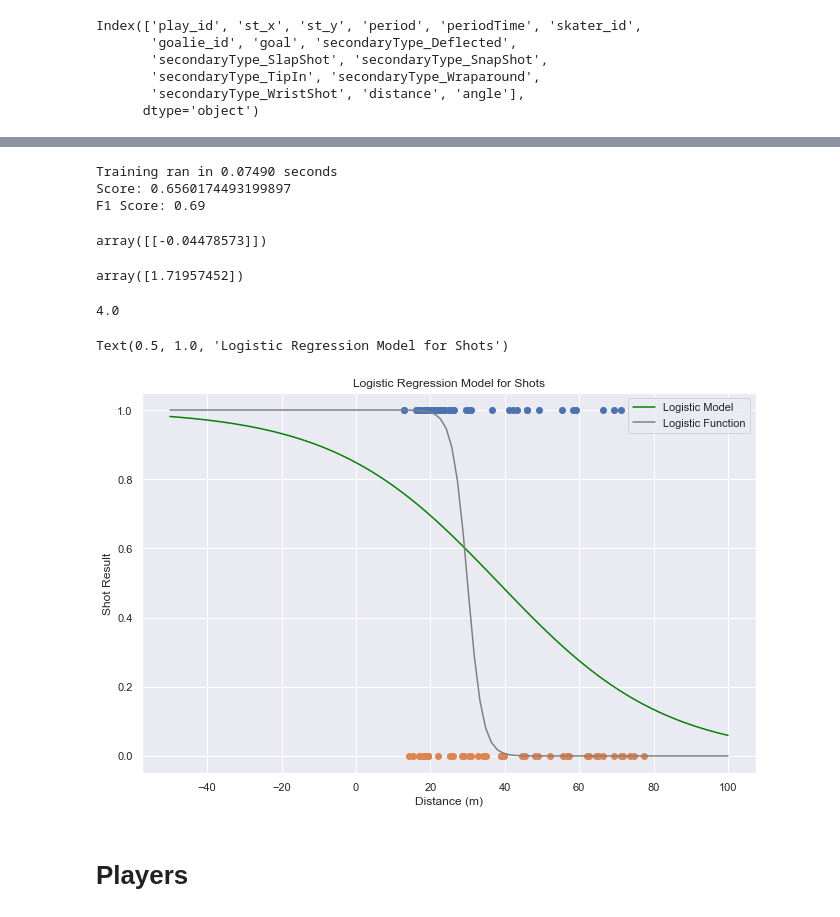
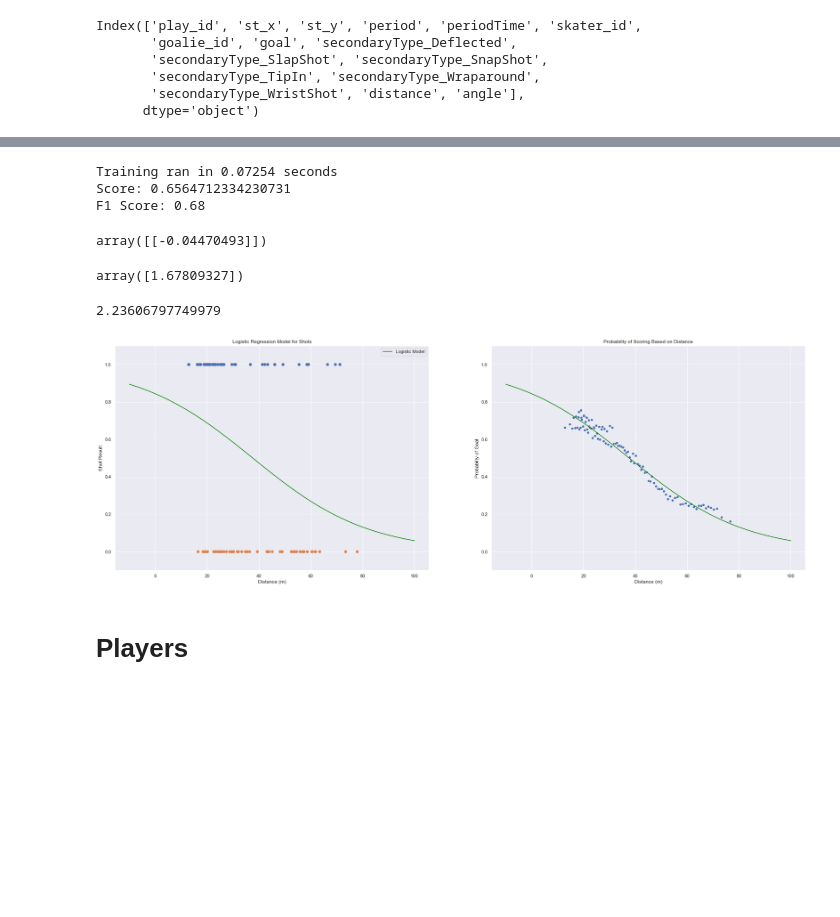
Before and after one commit to rmnng/dsnanocapstone, a Jupyter notebook: 5_nhl_logistic_regression_players.ipynb, the cells around one changed output, grey strips where cells are left out. Drawn from its saved outputs; the diff is of its cells as text; code cells hidden in the pictures; blank space fills up the shorter version.

```diff
--- a/5_nhl_logistic_regression_players.ipynb
+++ b/5_nhl_logistic_regression_players.ipynb
@@ -69,8 +69,8 @@ df = pd.concat([goals, no_goals])
 def dist(df):
     middle_goal_x = 100
     middle_goal_y = 0
-    return math.hypot(middle_goal_x - df.st_x, middle_goal_y - df.st_y)
-#    return math.hypot(middle_goal_x - math.fabs(df.st_x), middle_goal_y - math.fabs(df.st_y))
+#    return math.hypot(middle_goal_x - df.st_x, middle_goal_y - df.st_y)
+    return math.hypot(middle_goal_x - math.fabs(df.st_x), middle_goal_y - math.fabs(df.st_y))
 
 df['distance'] = df.apply(dist, axis=1)
 # %%
@@ -87,5 +87,5 @@ df.angle.hist()
 # %%
-df = df[df.angle<50]
+df = df[df.angle<60]
 # %%
 df.distance.hist()
 # %% [output]
@@ -156,43 +156,69 @@ features = ['distance']
 target = 'goal'
 model, X_test, y_test = run_logistic_regression(df, features, target)
 # %% [output]
-Training ran in 0.07490 seconds
-Score: 0.6560174493199897
-F1 Score: 0.69
+Training ran in 0.07254 seconds
+Score: 0.6564712334230731
+F1 Score: 0.68
 # %%
 model.coef_
 # %% [output]
-array([[-0.04478573]])
+array([[-0.04470493]])
 # %%
 model.intercept_
 # %% [output]
-array([1.71957452])
+array([1.67809327])
 # %%
 df.distance.min()
 # %% [output]
-4.0
+2.23606797749979
 # %%
 #compare this model to the sample data from before
 df_goals = df[df.goal==1]
 df_misses = df[df.goal==0]
 
-fig, axes = plt.subplots(figsize=(11,7))
+plt.subplots(1, 2, figsize=(30, 10))
+plt.subplot(121)
 #goals = plt.scatter(df_log_goal['Distance'].head(100),df_log_goal['Goal'].head(100))
 #misses = plt.scatter(df_log_miss['Distance'].head(100),df_log_miss['Goal'].head(100),marker='x')
 plt.scatter(df_goals.distance.head(50),df_goals.goal.head(50))
 plt.scatter(df_misses.distance.head(50),df_misses.goal.head(50))
-y = np.linspace(-50,100,100)
+y = np.linspace(-10,100,100)
 
 plt.plot(y,1/(1+np.exp(-(model.coef_[0][0]*y+model.intercept_[0]))),c='Green',label='Logistic Model')
-plt.plot(y,1/(1+np.exp(+(.5*y)-15)),c='grey',label='Logistic Function')
+#plt.plot(y,1/(1+np.exp(+(.5*y)-15)),c='grey',label='Logistic Function')
 
 plt.xlabel('Distance (m)')
 plt.ylabel('Shot Result')
 plt.legend()
 plt.title('Logistic Regression Model for Shots')
+plt.ylim(-.1, 1.1)
+#########################################
+plt.subplot(122)
+
+#use the seaborn library to inspect the distribution of the shots by result (goal or no goal)
+#fig, axes = plt.subplots(figsize=(11, 5))
+#first we want to create bins to calc our probability
+#pandas has a function qcut that evenly distibutes the data
+#into n bins based on a desired column value
+
+###df['Goal']=df['Goal'].astype(int)
+df['Distance_Bins'] = pd.qcut(df.distance,q=100)
+#now we want to find the mean of the Goal column(our prob density) for each bin
+#and the mean of the distance for each bin
+dist_prob = df.groupby('Distance_Bins',as_index=False)['goal'].mean()['goal']
+dist_mean = df.groupby('Distance_Bins',as_index=False)['distance'].mean()['distance']
+dist_trend = sns.scatterplot(x=dist_mean,y=dist_prob)
+dist_trend.set(xlabel="Distance (m)",
+       ylabel="Probabilty of Goal",
+       title="Probability of Scoring Based on Distance")
+y = np.linspace(-10,100,100)
+#sns.lineplot(x = dis,y = 1/(1+np.exp((0.21632621*dis-0.00206089*dis**2-0.58419379))),color='green', label='Log Fit with Quadratic Term')
+
+plt.plot(y,1/(1+np.exp(-(model.coef_[0][0]*y+model.intercept_[0]))),c='Green',label='Logistic Model')
+plt.ylim(-.1, 1.1)
+plt.show()
 # %% [output]
-Text(0.5, 1.0, 'Logistic Regression Model for Shots')
-[figure, old version]
+[figure, new version]
 # %%
 df_data_players = df.copy()
 # %% [markdown]
```
Also changed, not shown: parts of 53 cells of this notebook, 1 other file.
